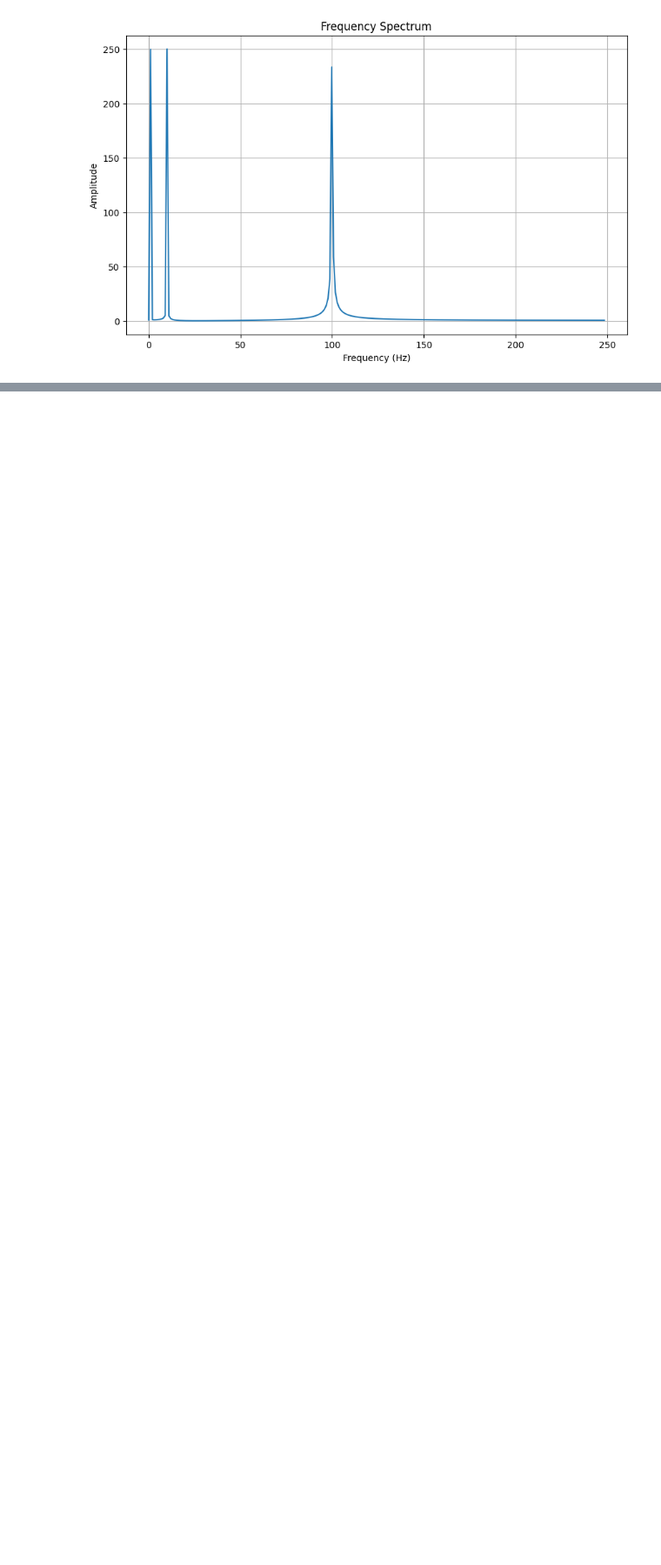
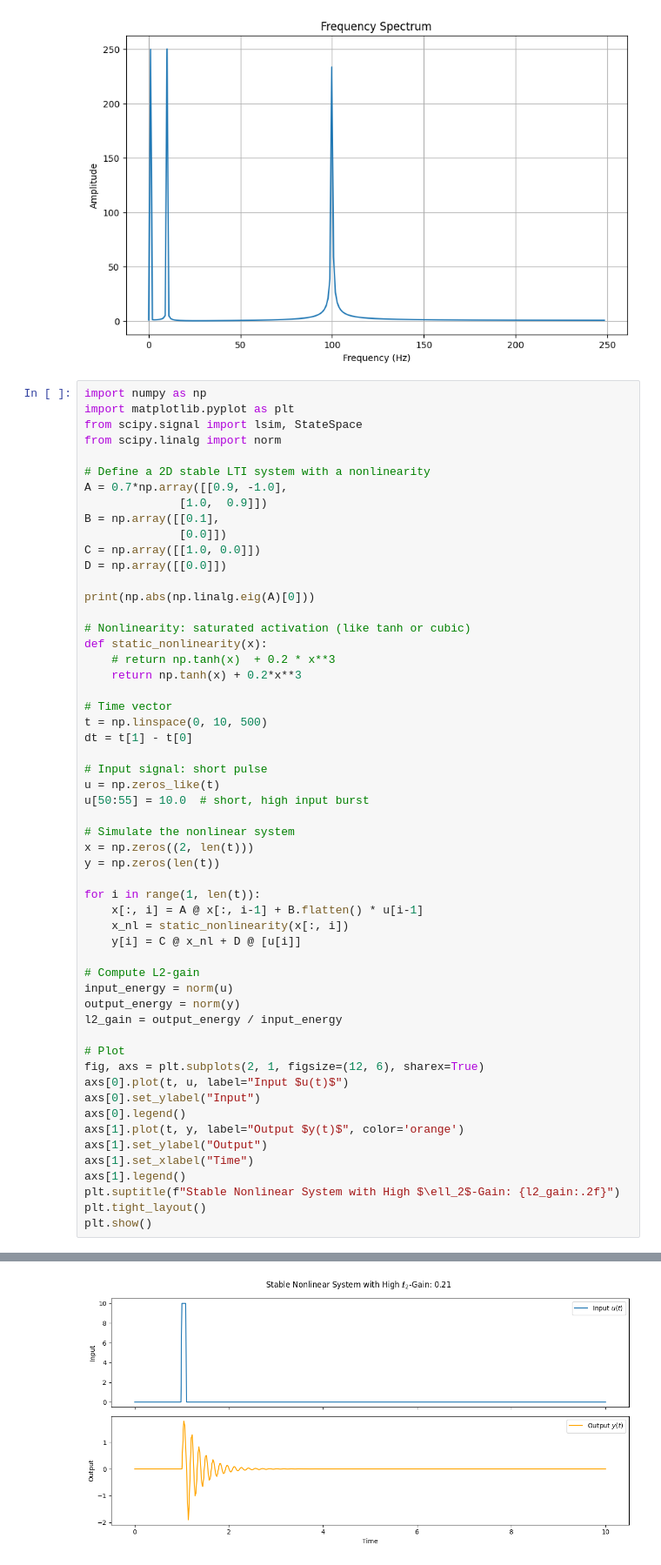
Before and after one commit to Dany-L/SecGen, a Jupyter notebook: scripts/notebooks/worst-case-amplification.ipynb, the cells around one changed output, grey strips where cells are left out. Shown at 87% size. Saved outputs shown, nothing was run; the diff lists cells and outputs as text; blank space fills up the shorter version.

```diff
--- a/scripts/notebooks/worst-case-amplification.ipynb
+++ b/scripts/notebooks/worst-case-amplification.ipynb
@@ -218,3 +218,59 @@ plt.grid(True)
 plt.show()
 # %% [output]
 [figure]
+# %%
+import numpy as np
+import matplotlib.pyplot as plt
+from scipy.signal import lsim, StateSpace
+from scipy.linalg import norm
+
+# Define a 2D stable LTI system with a nonlinearity
+A = 0.7*np.array([[0.9, -1.0],
+              [1.0,  0.9]])
+B = np.array([[0.1],
+              [0.0]])
+C = np.array([[1.0, 0.0]])
+D = np.array([[0.0]])
+
+print(np.abs(np.linalg.eig(A)[0]))
+
+# Nonlinearity: saturated activation (like tanh or cubic)
+def static_nonlinearity(x):
+    # return np.tanh(x)  + 0.2 * x**3
+    return np.tanh(x) + 0.2*x**3
+
+# Time vector
+t = np.linspace(0, 10, 500)
+dt = t[1] - t[0]
+
+# Input signal: short pulse
+u = np.zeros_like(t)
+u[50:55] = 10.0  # short, high input burst
+
+# Simulate the nonlinear system
+x = np.zeros((2, len(t)))
+y = np.zeros(len(t))
+
+for i in range(1, len(t)):
+    x[:, i] = A @ x[:, i-1] + B.flatten() * u[i-1]
+    x_nl = static_nonlinearity(x[:, i])
+    y[i] = C @ x_nl + D @ [u[i]]
+
+# Compute L2-gain
+input_energy = norm(u)
+output_energy = norm(y)
+l2_gain = output_energy / input_energy
+
+# Plot
+fig, axs = plt.subplots(2, 1, figsize=(12, 6), sharex=True)
+axs[0].plot(t, u, label="Input $u(t)$")
+axs[0].set_ylabel("Input")
+axs[0].legend()
+axs[1].plot(t, y, label="Output $y(t)$", color='orange')
+axs[1].set_ylabel("Output")
+axs[1].set_xlabel("Time")
+axs[1].legend()
+plt.suptitle(f"Stable Nonlinear System with High $\ell_2$-Gain: {l2_gain:.2f}")
+plt.tight_layout()
+plt.show()
+# %% [output]
@@ -220,0 +278 @@ plt.show()
+[figure, added]
```
Also changed, not shown: parts of 5 cells of this notebook, 49 other files.
